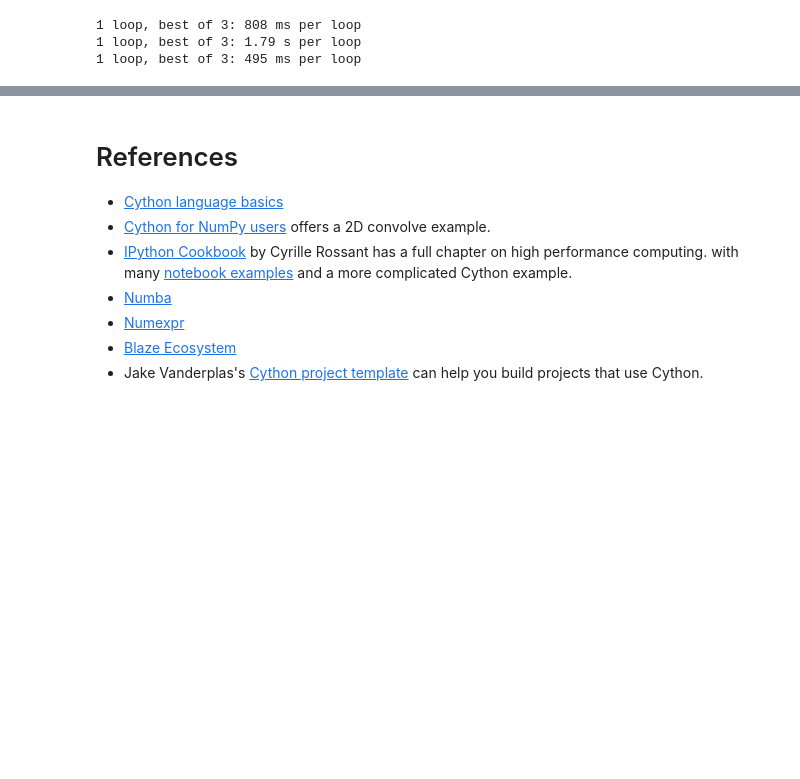
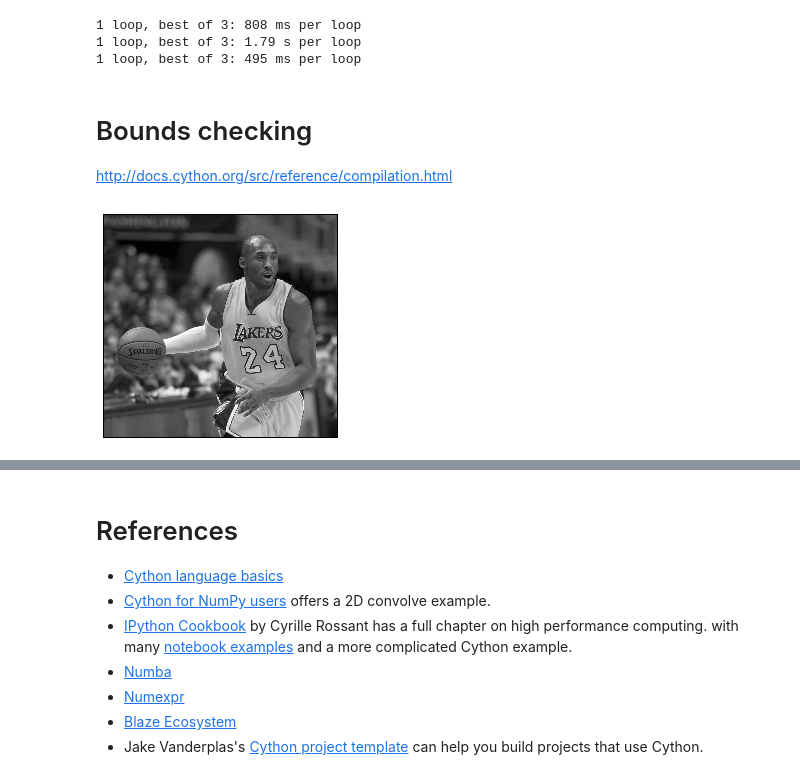
Before and after one commit to yoavram/Py4Eng, a Jupyter notebook: sessions/cython.ipynb, the cells around one changed output, grey strips where cells are left out. Cells and saved outputs as stored; diff of their text form; code cells hidden in the pictures; blank space fills up the shorter version.

Commit message:
check bounds and release the GIL examples

```diff
--- a/sessions/cython.ipynb
+++ b/sessions/cython.ipynb
@@ -453,3 +455,7 @@ display_image(generic_filter(horse, cmax, size=(10, 10), extra_arguments=(9,)))
 1 loop, best of 3: 808 ms per loop
 1 loop, best of 3: 1.79 s per loop
 1 loop, best of 3: 495 ms per loop
+# %% [markdown]
+# Bounds checking
+
+http://docs.cython.org/src/reference/compilation.html
@@ -455,0 +465,7 @@ display_image(generic_filter(horse, cmax, size=(10, 10), extra_arguments=(9,)))
+# %%
+from scipy.misc import imread
+# original image from https://upload.wikimedia.org/wikipedia/commons/5/56/Kobe_Bryant_2014.jpg
+image = imread('../data/Kobe_Bryant_2014.jpg', flatten=True).astype(float) # greyscale
+display_image(image)
+# %% [output]
+[figure, added]
```
Also changed, not shown: parts of 22 cells of this notebook, 1 other file.
